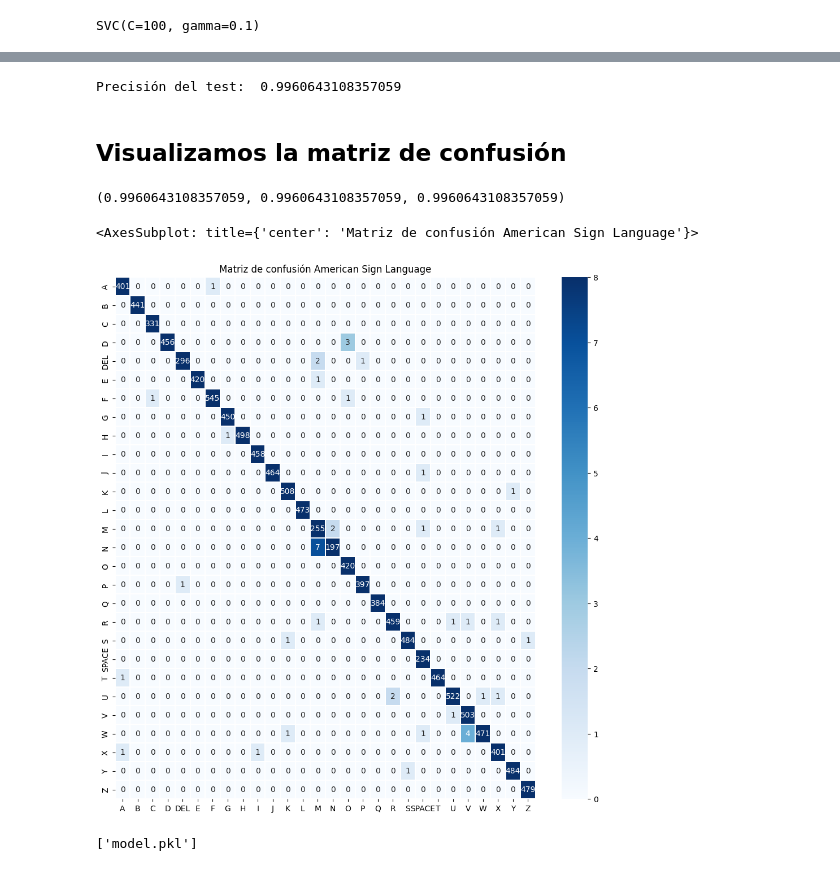
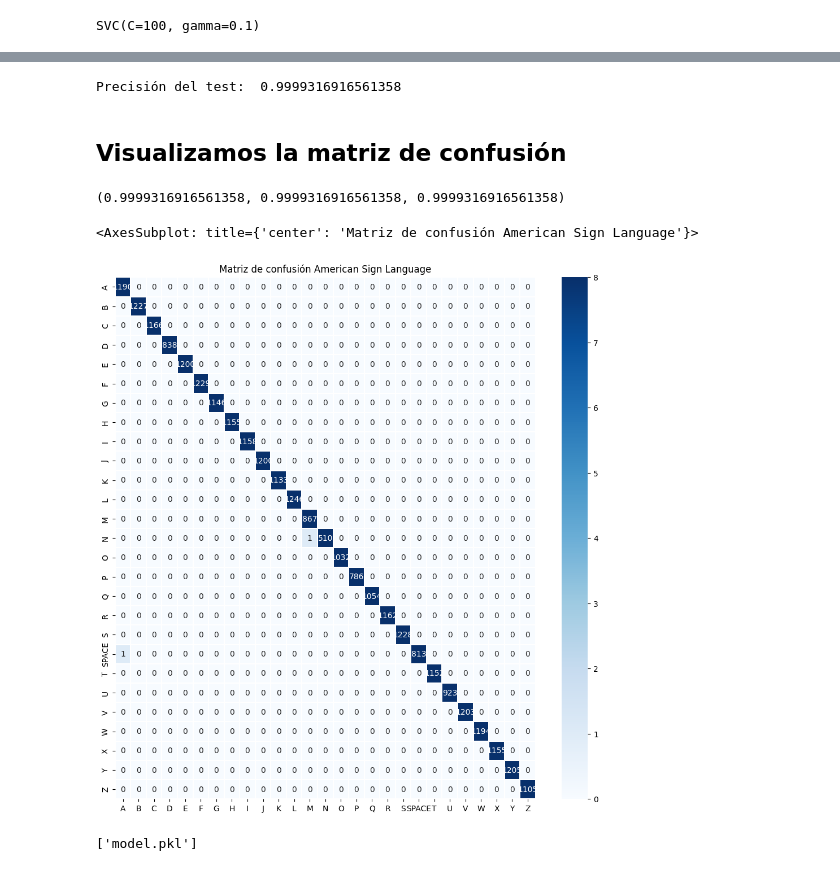
Before and after one commit to TheAlanMC/American-Sign-Language-Detection-Using-Flutter, a Jupyter notebook: ai/scikit-learn/train.ipynb, the cells around one changed output, grey strips where cells are left out. Drawn from its saved outputs; the diff is of its cells as text; code cells hidden in the pictures.

```diff
--- a/ai/scikit-learn/train.ipynb
+++ b/ai/scikit-learn/train.ipynb
@@ -12,9 +12,9 @@ import joblib
 ## Limpieza de datos
 # %%
 #cargo el dataset
-df = pd.read_csv('american_train_dataset.csv')
+df = pd.read_csv('/Users/chrisalanapazaaguilar/Documents/Others/ASL Recognition With Flutter/ai/tensorflow/mediapipe_solution/american_train.csv')
 df.columns = [i for i in range(df.shape[1])]
-df = df.rename(columns={42: 'Output'})
+df = df.rename(columns={0: 'label'})
 
 #eliminamos todas las que tengan output un numero
 #df = df[df['Output'].str.isalpha()]
@@ -48,4 +48,9 @@ Cantidad de valores nulos:  24290
 # eliminamos los datos nulos
 df = df.drop(all_null_values.index)
 df.shape
+
+# elimnamos los datos nan
+df = df.dropna()
+df.shape
+df
 # %% [output]
@@ -53,8 +70,8 @@ df.shape
 # %% [markdown]
 ## Normalización de los datos
 # %%
-X = df.iloc[:, :-1]
+X = df.iloc[:, 1:]
 print("Tamaño de las características: ", X.shape)
-Y = df.iloc[:, -1]
+Y = df.iloc[:, 0]
 print("Tamaño de las etiquetas: ", Y.shape)
 # %% [output]
@@ -83,7 +100,7 @@ y_pred = svm.predict(x_test)
 # precision del test
 print( "Precisión del test: ", accuracy_score(y_test, y_pred))
 # %% [output]
-Precisión del test:  0.9960643108357059
+Precisión del test:  0.9999316916561358
 # %% [markdown]
 ## Visualizamos la matriz de confusión
 # %%
@@ -94,28 +111,28 @@ precision = precision_score(y_test, y_pred, average='micro')
 # %%
 f1, recall, precision
 # %% [output]
-(0.9960643108357059, 0.9960643108357059, 0.9960643108357059)
+(0.9999316916561358, 0.9999316916561358, 0.9999316916561358)
 # %%
-labels = sorted(list(set(df['Output'])))
+labels = sorted(list(set(df['label'])))
 labels = [x.upper() for x in labels]
 
 fig, ax = plt.subplots(figsize=(12, 12))
 
 ax.set_title('Matriz de confusión American Sign Language')
 
 maping = sns.heatmap(cf_matrix,
                      annot=True,
                      cmap = plt.cm.Blues,
                      linewidths=.2,
                      xticklabels=labels,
                      yticklabels=labels, vmax=8,
                      fmt='g',
                      ax=ax
                     )
 maping
 # %% [output]
 <AxesSubplot: title={'center': 'Matriz de confusión American Sign Language'}>
-[figure, old version]
+[figure, new version]
 # %%
 # Guardamos la matriz de confusión
 maping.figure.savefig("output.png")
```
Also changed, not shown: parts of 6 cells of this notebook, 5 other files.
